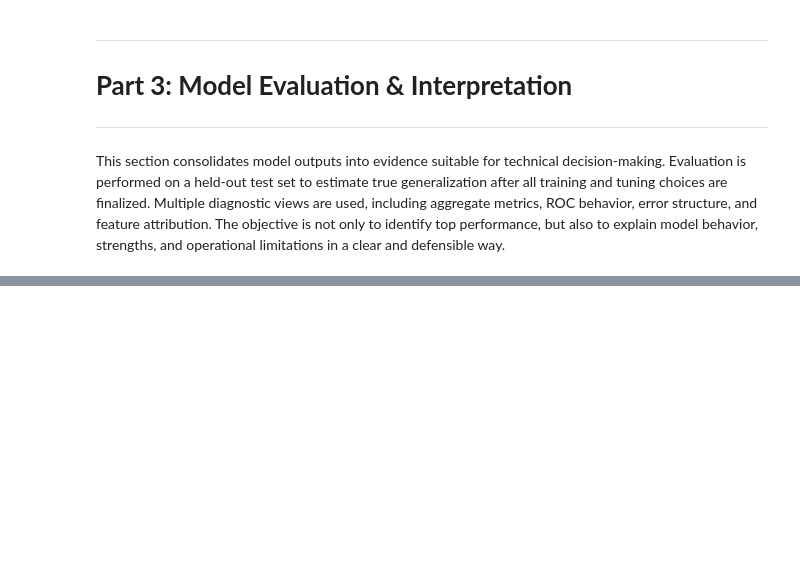
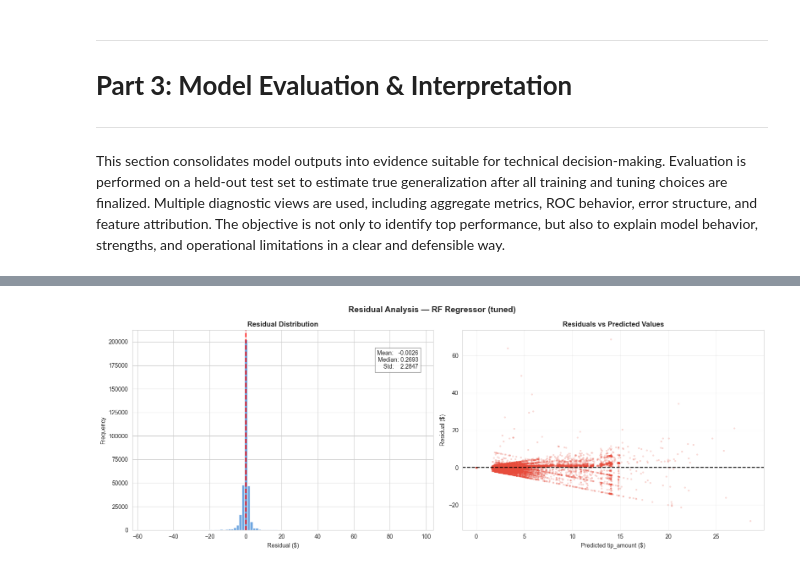
Before and after one commit to samjssom2703/COMP3610-A2, a Jupyter notebook: assignment2.ipynb, the cells around one changed output, grey strips where cells are left out. Drawn from its saved outputs; the diff is of its cells as text; code cells hidden in the pictures; blank space fills up the shorter version.

```diff
--- a/assignment2.ipynb
+++ b/assignment2.ipynb
@@ -687,0 +1009,33 @@ This section consolidates model outputs into evidence suitable for technical dec
+# %%
+# RESIDUAL ANALYSIS — best regression model
+residuals = y_test_reg.values - best_reg_preds
+
+fig, axes = plt.subplots(1, 2, figsize=(16, 6))
+
+# (a) Residual distribution
+axes[0].hist(residuals, bins=100, color="#4A90D9", edgecolor="white", alpha=0.8)
+axes[0].axvline(0, color="red", linestyle="--", linewidth=2)
+axes[0].set_xlabel("Residual ($)")
+axes[0].set_ylabel("Frequency")
+axes[0].set_title("Residual Distribution", fontweight="bold")
+axes[0].text(0.95, 0.90,
+             f"Mean:   {residuals.mean():.4f}\n"
+             f"Median: {np.median(residuals):.4f}\n"
+             f"Std:    {residuals.std():.4f}",
+             transform=axes[0].transAxes, fontsize=10, ha="right", va="top",
+             bbox=dict(facecolor="white", edgecolor="gray", alpha=0.8))
+
+# (b) Residuals vs predicted
+axes[1].scatter(best_reg_preds[plot_idx], residuals[plot_idx],
+                alpha=0.15, s=5, color="#E74C3C")
+axes[1].axhline(0, color="black", linestyle="--", linewidth=1.5)
+axes[1].set_xlabel("Predicted tip_amount ($)")
+axes[1].set_ylabel("Residual ($)")
+axes[1].set_title("Residuals vs Predicted Values", fontweight="bold")
+axes[1].grid(True, alpha=0.3)
+
+plt.suptitle(f"Residual Analysis — {best_reg_name}", fontsize=14, fontweight="bold")
+plt.tight_layout()
+plt.show()
+# %% [output]
+[figure, added]
```
Also changed, not shown: parts of 33 cells of this notebook.
